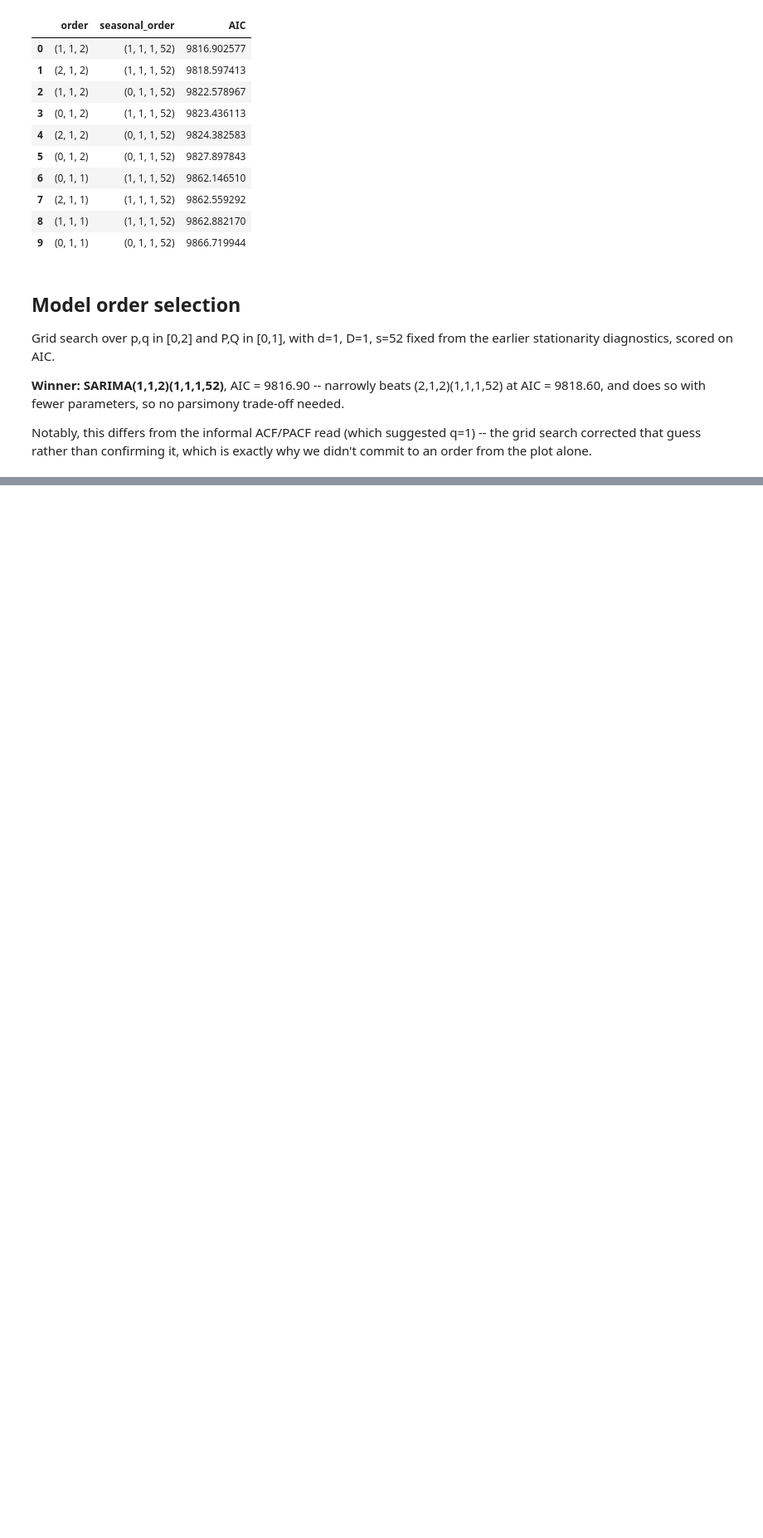
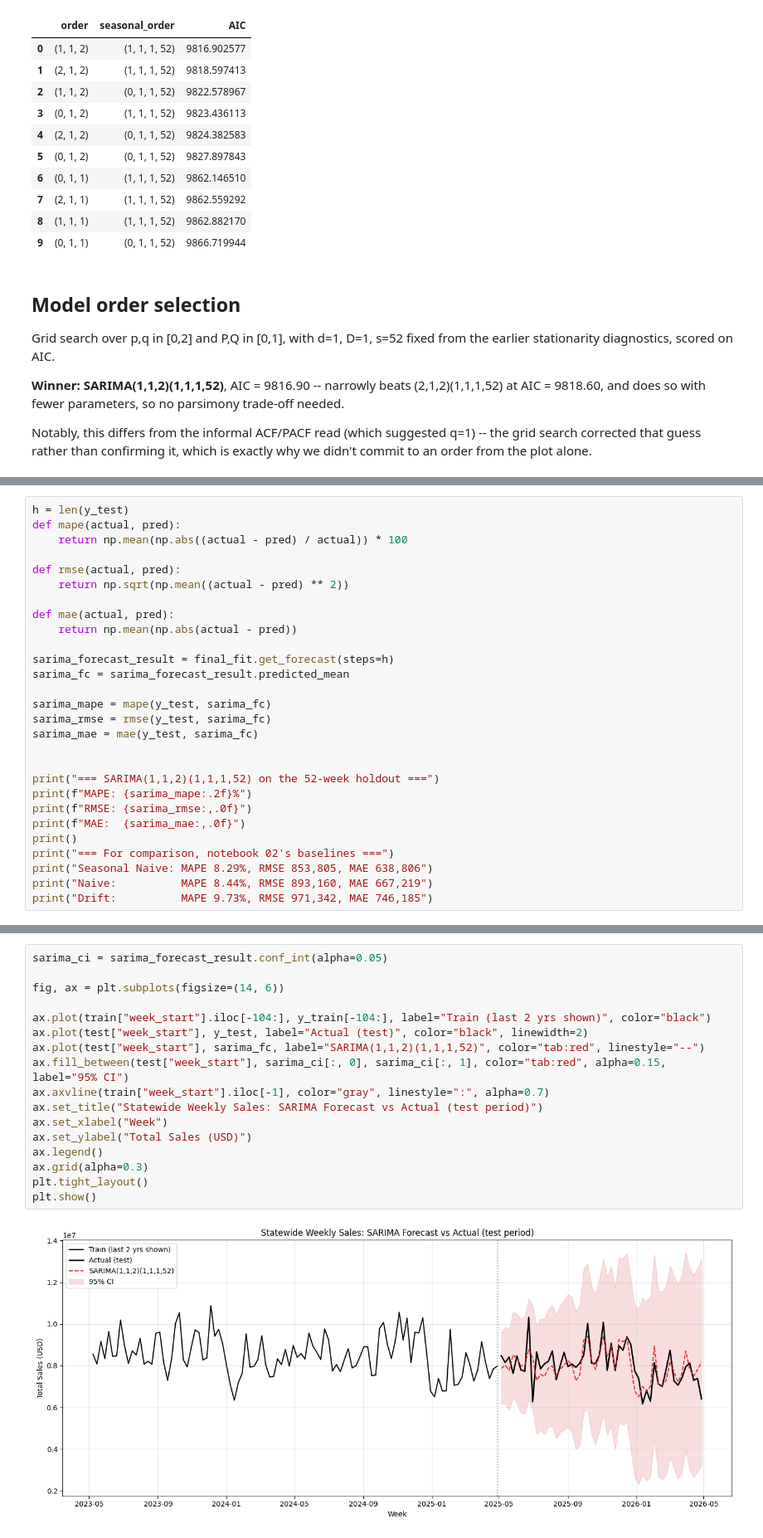
Before and after one commit to Ulfath16/retail-forecasting, a Jupyter notebook: notebooks/03_sarima.ipynb, the cells around one changed output, grey strips where cells are left out. Shown at 83% size. Saved outputs shown, nothing was run; the diff lists cells and outputs as text; blank space fills up the shorter version.

```diff
--- a/notebooks/03_sarima.ipynb
+++ b/notebooks/03_sarima.ipynb
@@ -285,0 +393,28 @@ didn't commit to an order from the plot alone.
+# %%
+h = len(y_test)
+def mape(actual, pred):
+    return np.mean(np.abs((actual - pred) / actual)) * 100
+
+def rmse(actual, pred):
+    return np.sqrt(np.mean((actual - pred) ** 2))
+
+def mae(actual, pred):
+    return np.mean(np.abs(actual - pred))
+
+sarima_forecast_result = final_fit.get_forecast(steps=h)
+sarima_fc = sarima_forecast_result.predicted_mean
+
+sarima_mape = mape(y_test, sarima_fc)
+sarima_rmse = rmse(y_test, sarima_fc)
+sarima_mae = mae(y_test, sarima_fc)
+
+
+print("=== SARIMA(1,1,2)(1,1,1,52) on the 52-week holdout ===")
+print(f"MAPE: {sarima_mape:.2f}%")
+print(f"RMSE: {sarima_rmse:,.0f}")
+print(f"MAE:  {sarima_mae:,.0f}")
+print()
+print("=== For comparison, notebook 02's baselines ===")
+print("Seasonal Naive: MAPE 8.29%, RMSE 853,805, MAE 638,806")
+print("Naive:          MAPE 8.44%, RMSE 893,160, MAE 667,219")
+print("Drift:          MAPE 9.73%, RMSE 971,342, MAE 746,185")
@@ -285,0 +431,19 @@ didn't commit to an order from the plot alone.
+# %%
+sarima_ci = sarima_forecast_result.conf_int(alpha=0.05)
+
+fig, ax = plt.subplots(figsize=(14, 6))
+
+ax.plot(train["week_start"].iloc[-104:], y_train[-104:], label="Train (last 2 yrs shown)", color="black")
+ax.plot(test["week_start"], y_test, label="Actual (test)", color="black", linewidth=2)
+ax.plot(test["week_start"], sarima_fc, label="SARIMA(1,1,2)(1,1,1,52)", color="tab:red", linestyle="--")
+ax.fill_between(test["week_start"], sarima_ci[:, 0], sarima_ci[:, 1], color="tab:red", alpha=0.15, label="95% CI")
+ax.axvline(train["week_start"].iloc[-1], color="gray", linestyle=":", alpha=0.7)
+ax.set_title("Statewide Weekly Sales: SARIMA Forecast vs Actual (test period)")
+ax.set_xlabel("Week")
+ax.set_ylabel("Total Sales (USD)")
+ax.legend()
+ax.grid(alpha=0.3)
+plt.tight_layout()
+plt.show()
+# %% [output]
+[figure, added]
```
Also changed, not shown: parts of 8 cells of this notebook.
